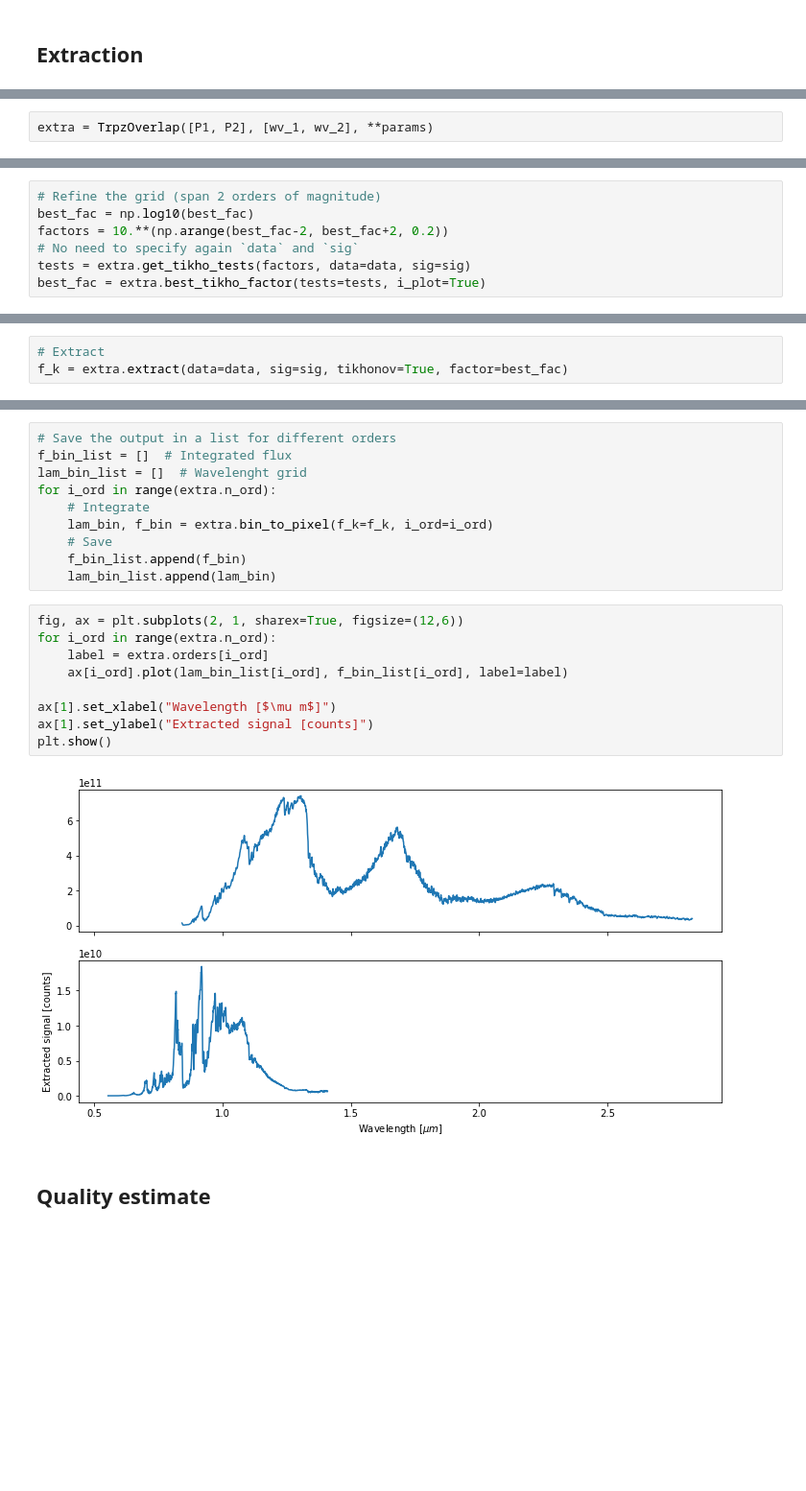
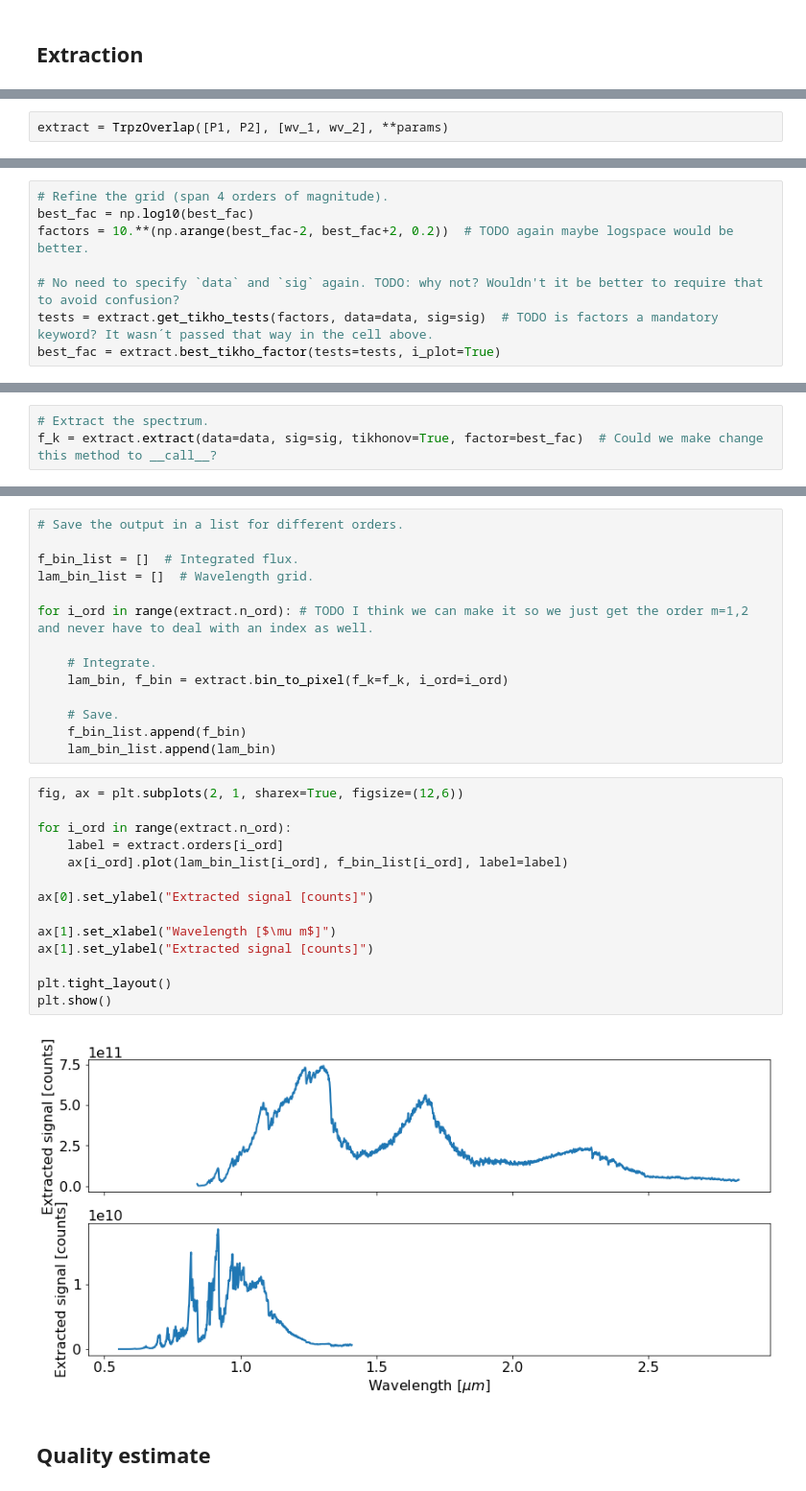
Before and after one commit to njcuk9999/jwst-mtl, a Jupyter notebook: SOSS/Tikhonov_extraction.ipynb, the cells around one changed output, grey strips where cells are left out. Shown at 96% size. Drawn from its saved outputs; the diff is of its cells as text; blank space fills up the shorter version.

```diff
--- a/SOSS/Tikhonov_extraction.ipynb
+++ b/SOSS/Tikhonov_extraction.ipynb
@@ -70,4 +70,4 @@ params["thresh"] = 1e-3
 # %%
-extra = TrpzOverlap([P1, P2], [wv_1, wv_2], **params)
+extract = TrpzOverlap([P1, P2], [wv_1, wv_2], **params)
 # %% [markdown]
 ### Find the best tikhonov factor
@@ -92,10 +92,11 @@ Testing factors...
 # %%
-# Refine the grid (span 2 orders of magnitude)
+# Refine the grid (span 4 orders of magnitude).
 best_fac = np.log10(best_fac)
-factors = 10.**(np.arange(best_fac-2, best_fac+2, 0.2))
-# No need to specify again `data` and `sig`
-tests = extra.get_tikho_tests(factors, data=data, sig=sig)
-best_fac = extra.best_tikho_factor(tests=tests, i_plot=True)
+factors = 10.**(np.arange(best_fac-2, best_fac+2, 0.2))  # TODO again maybe logspace would be better.
+
+# No need to specify `data` and `sig` again. TODO: why not? Wouldn't it be better to require that to avoid confusion?
+tests = extract.get_tikho_tests(factors, data=data, sig=sig)  # TODO is factors a mandatory keyword? It wasn´t passed that way in the cell above.
+best_fac = extract.best_tikho_factor(tests=tests, i_plot=True)
 # %% [output]
 Testing factors...
 20/20
@@ -106,4 +109,4 @@ Can be done iteratively for different exposures or different estimates of the re
 # %%
-# Extract
-f_k = extra.extract(data=data, sig=sig, tikhonov=True, factor=best_fac)
+# Extract the spectrum.
+f_k = extract.extract(data=data, sig=sig, tikhonov=True, factor=best_fac)  # Could we make change this method to __call__?
 # %%
@@ -124,24 +132,33 @@ where $n$ is a given order, $T_n$ is the throughput of the order. The result of
 # %%
-# Save the output in a list for different orders
-f_bin_list = []  # Integrated flux
-lam_bin_list = []  # Wavelenght grid
-for i_ord in range(extra.n_ord):
-    # Integrate
-    lam_bin, f_bin = extra.bin_to_pixel(f_k=f_k, i_ord=i_ord)
-    # Save
+# Save the output in a list for different orders.
+
+f_bin_list = []  # Integrated flux.
+lam_bin_list = []  # Wavelength grid.
+
+for i_ord in range(extract.n_ord): # TODO I think we can make it so we just get the order m=1,2 and never have to deal with an index as well.
+
+    # Integrate.
+    lam_bin, f_bin = extract.bin_to_pixel(f_k=f_k, i_ord=i_ord)
+
+    # Save.
     f_bin_list.append(f_bin)
     lam_bin_list.append(lam_bin)
 # %%
 fig, ax = plt.subplots(2, 1, sharex=True, figsize=(12,6))
-for i_ord in range(extra.n_ord):
-    label = extra.orders[i_ord]
+
+for i_ord in range(extract.n_ord):
+    label = extract.orders[i_ord]
     ax[i_ord].plot(lam_bin_list[i_ord], f_bin_list[i_ord], label=label)
+
+ax[0].set_ylabel("Extracted signal [counts]")
 
 ax[1].set_xlabel("Wavelength [$\mu m$]")
 ax[1].set_ylabel("Extracted signal [counts]")
+
+plt.tight_layout()
 plt.show()
 # %% [output]
-[figure, old version]
+[figure, new version]
 # %% [markdown]
 ## Quality estimate
 # %% [markdown]
```
Also changed, not shown: parts of 19 cells of this notebook.
